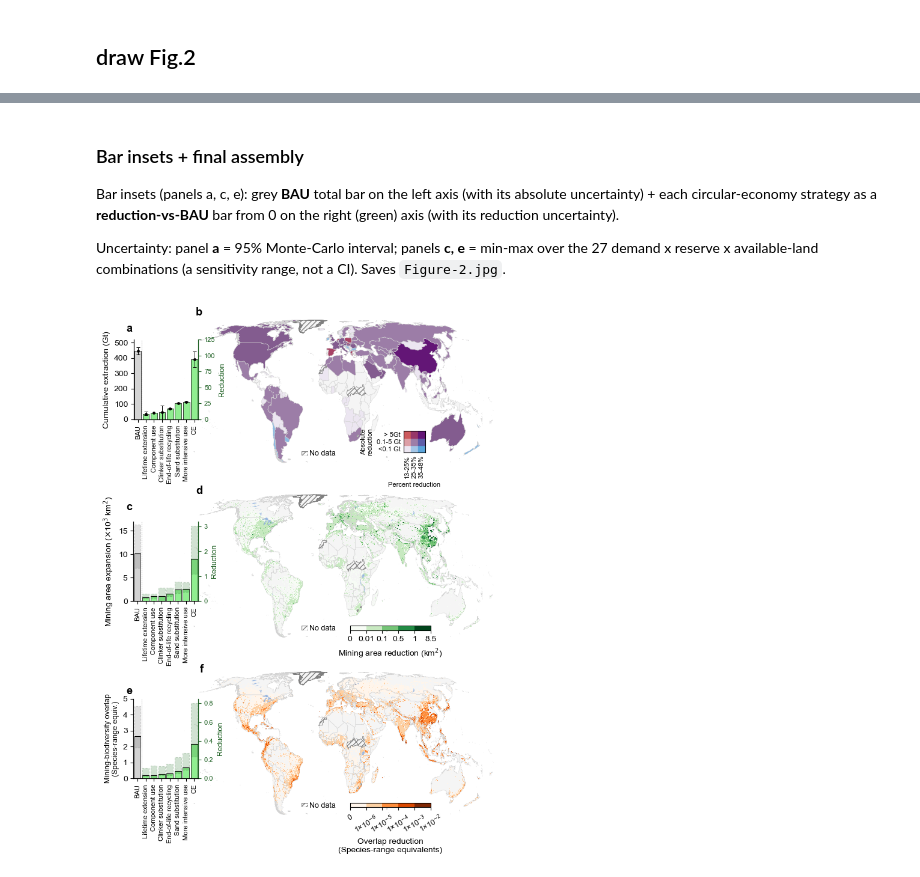
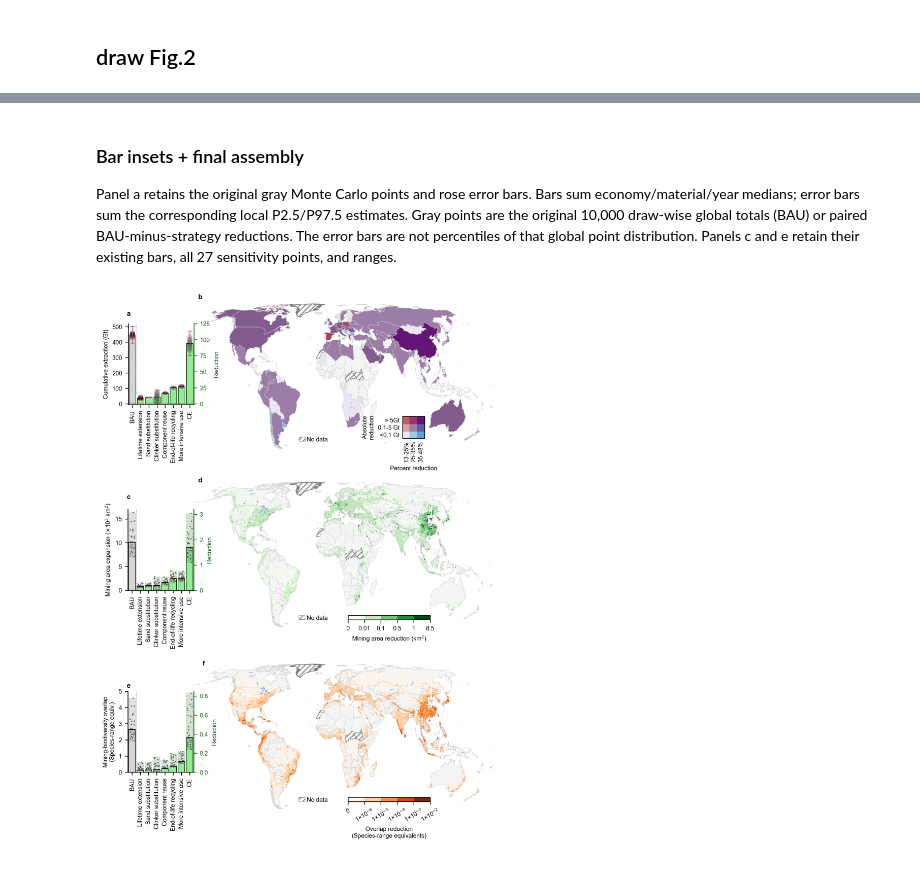
Before and after one commit to tongyuanwu/aggregate-mining-biodiversity, a Jupyter notebook: 9-draw-figures/Fig-2.ipynb, the cells around one changed output, grey strips where cells are left out. Saved outputs shown, nothing was run; the diff lists cells and outputs as text; code cells hidden in the pictures.

```diff
--- a/9-draw-figures/Fig-2.ipynb
+++ b/9-draw-figures/Fig-2.ipynb
@@ -330,7 +410,8 @@ custom_cmap4 = LinearSegmentedColormap.from_list('custom_cmap4', colorlist_4)
 custom_cmap5 = LinearSegmentedColormap.from_list('custom_cmap5', colorlist_5)
 # %%
 def draw_the_patch(axx, n, colorlist):
-    cax1 = axx.inset_axes([0.7, 0.07, 0.10, 0.15])
+    # Keep the bivariate legend and its labels above all map layers.
+    cax1 = axx.inset_axes([0.7, 0.07, 0.10, 0.15], zorder=100)
     cax1.set_aspect('equal')
     num_grps = n
     cax1.set_xlim(0, num_grps)
@@ -375,6 +456,18 @@ def sci_fmt(x, pos):
     base, exp = s.split('e')
     return f"{base}×10$^{{{int(exp)}}}$"
 # %%
-# xtick_labels = ['Business-as-usual (BAU)', 'Lifetime extension', 'Component use', 'Clinker substitution', 'End-of-life recycling', 'Sand substitution', 'More intensive use', 'Circular economy (CE)']
-xtick_labels = ['BAU', 'Lifetime extension', 'Component use', 'Clinker substitution', 'End-of-life recycling', 'Sand substitution', 'More intensive use', 'CE']
+# Each panel sorts independently; bind labels to scenario IDs, not positions.
+scenario_labels = {
+    'BAU': 'BAU',
+    'MIU': 'More intensive use',
+    'LE': 'Lifetime extension',
+    'RE': 'Component reuse',
+    'RC': 'End-of-life recycling',
+    'SS': 'Sand substitution',
+    'CCR': 'Clinker substitution',
+    'CE': 'CE',
+}
+
+# Rose error bars show summed local percentile bounds in panel a.
+SUMMARY_COLOR = '#CC3377'
 # %% [markdown]
@@ -568,12 +664,12 @@ and clinker substitution by 1% (Figure 2e).
 # %% [markdown]
 ### Bar insets + final assembly
 
-Bar insets (panels a, c, e): grey **BAU** total bar on the left axis (with its absolute
-uncertainty) + each circular-economy strategy as a **reduction-vs-BAU** bar from 0 on the
-right (green) axis (with its reduction uncertainty).
-
-Uncertainty: panel **a** = 95% Monte-Carlo interval; panels **c, e** = min-max over the 27
-demand x reserve x available-land combinations (a sensitivity range, not a CI). Saves `Figure-2.jpg`.
+Panel a retains the original gray Monte Carlo points and rose error bars.
+Bars sum economy/material/year medians; error bars sum the corresponding
+local P2.5/P97.5 estimates. Gray points are the original 10,000 draw-wise
+global totals (BAU) or paired BAU-minus-strategy reductions. The error bars
+are not percentiles of that global point distribution. Panels c and e
+retain their existing bars, all 27 sensitivity points, and ranges.
 # %%
 def draw_fig2_bar(df, axx, uncertainty='errorbar',
                        bar_face='lightgreen', bau_face='lightgrey',
@@ -651,13 +773,15 @@ world_map_eck4.plot(column='group_9', cmap=custom_cmap5, edgecolor='none', lw=0.
 draw_the_patch(ax1, 3, colorlist_5)
 
 ax1_1 = ax1.inset_axes([-0.12, 0.30, 0.20, 0.55])
-axR1 = draw_fig2_bar(extraction_reduction, ax1_1, uncertainty='errorbar')
-ax1_1.set_ylim(0, 520); ax1_1.set_yticks([0, 100, 200, 300, 400, 500])
+axR1 = draw_fig2_bar(extraction_reduction, ax1_1, uncertainty='errorbar',
+                      draws=extraction_plot_draws, error_color=SUMMARY_COLOR)
+# Retain the established axis limits for comparison with the previous export.
+ax1_1.set_ylim(-5.2, 520); ax1_1.set_yticks([0, 100, 200, 300, 400, 500])
 ax1_1.set_ylabel('Cumulative extraction (Gt)')
-axR1.set_ylim(0, 125); axR1.set_yticks([0, 25, 50, 75, 100, 125])
+ax1_1.axhline(0, color='0.55', lw=0.4, zorder=2)
+axR1.set_ylim(-1.25, 125); axR1.set_yticks([0, 25, 50, 75, 100, 125])
 axR1.set_ylabel('Reduction', color=RED_AX, fontsize=9)
 axR1.tick_params(axis='y', colors=RED_AX, labelsize=8); axR1.spines['right'].set_color(RED_AX)
-ax1_1.set_xticklabels(xtick_labels, fontsize=8, rotation=90)
 
 # ---- panel c/d : BAU total (left) + mining-area reductions from 0 (right) ----
 ax2 = plt.subplot(3, 1, 2, projection=ccrs.EckertIV())
@@ -674,49 +798,55 @@ cbar2_1.formatter = formatter
 cbar2_1.update_ticks()
 
 ax2_1 = ax2.inset_axes([-0.12, 0.25, 0.20, 0.55])
-axR2 = draw_fig2_bar(mining_area_reduction / 1e3, ax2_1, uncertainty='band')
+axR2 = draw_fig2_bar(mining_area_reduction / 1e3, ax2_1, uncertainty='band',
+                      draws=mining_area_plot_draws / 1e3, point_size=3, point_alpha=0.75,
+                      point_edgecolor='white', point_linewidth=0.2, error_color='k', point_zorder=12)
 ax2_1.set_ylim(0, 17); ax2_1.set_yticks([0, 5, 10, 15])
 ax2_1.set_ylabel('Mining area expansion ($\\times$10$^{3}$ km$^{2}$)')
 axR2.set_ylim(0, 3.2); axR2.set_yticks([0, 1, 2, 3])
 axR2.set_ylabel('Reduction', color=RED_AX, fontsize=9)
 axR2.tick_params(axis='y', colors=RED_AX, labelsize=8); axR2.spines['right'].set_color(RED_AX)
-ax2_1.set_xticklabels(xtick_labels, fontsize=8, rotation=90)
 
 # ---- panel e/f : BAU total (left) + overlap reductions from 0 (right) ----
 ax3 = plt.subplot(3, 1, 3, projection=ccrs.EckertIV())
 ax3.add_feature(cf.LAKES, zorder=20)
 draw_the_background(ax3)
 norm_ASR_50km = BoundaryNorm([0, 1e-6, 1e-5, 1e-4, 1e-3, 1e-2], 256)
 im3 = ax3.imshow(np.where(overlap_reduction_CE_50km, overlap_reduction_CE_50km, np.nan), cmap='Oranges', interpolation='nearest', norm=norm_ASR_50km, origin='upper', extent=display_extent_50km, zorder=5, alpha=1.0)
 
 cax3_1 = ax3.inset_axes([0.55, 0.05, 0.25, 0.03])
 cbar3_1 = fig.colorbar(im3, cax=cax3_1, orientation='horizontal', label='Overlap reduction\n(Species-range equivalents)')
 cbar3_1.ax.xaxis.set_major_formatter(FuncFormatter(sci_fmt))
 for label in cbar3_1.ax.get_xticklabels():
     label.set_rotation(30)
     label.set_fontsize(9)
 
 ax3_1 = ax3.inset_axes([-0.12, 0.25, 0.20, 0.55])
-axR3 = draw_fig2_bar(mining_biodiversity_overlap_reduction, ax3_1, uncertainty='band')
+axR3 = draw_fig2_bar(mining_biodiversity_overlap_reduction, ax3_1, uncertainty='band',
+                      draws=mining_biodiversity_plot_draws, point_size=3, point_alpha=0.75,
+                      point_edgecolor='white', point_linewidth=0.2, error_color='k', point_zorder=12)
 ax3_1.set_ylim(0, 5); ax3_1.set_yticks([0, 1, 2, 3, 4, 5])
 ax3_1.set_ylabel('Mining-biodiversity overlap\n(Species-range equiv.)', fontsize=9)
 axR3.set_ylim(0, 0.85); axR3.set_yticks([0, 0.2, 0.4, 0.6, 0.8])
 axR3.set_ylabel('Reduction', color=RED_AX, fontsize=9)
 axR3.tick_params(axis='y', colors=RED_AX, labelsize=8); axR3.spines['right'].set_color(RED_AX)
-ax3_1.set_xticklabels(xtick_labels, fontsize=8, rotation=90)
 
 font_size = 13
 fig.text(0.085, 0.97, 'a', fontdict={'size': font_size, 'weight': 'semibold'})
 fig.text(0.25, 1.00, 'b', fontdict={'size': font_size, 'weight': 'semibold'})
 fig.text(0.085, 0.64, 'c', fontdict={'size': font_size, 'weight': 'semibold'})
 fig.text(0.25, 0.67, 'd', fontdict={'size': font_size, 'weight': 'semibold'})
 fig.text(0.085, 0.30, 'e', fontdict={'size': font_size, 'weight': 'semibold'})
 fig.text(0.26, 0.34, 'f', fontdict={'size': font_size, 'weight': 'semibold'})
 
-plt.show()
-fig.savefig(FIGURES / 'Figure-2.jpg', dpi=600, bbox_inches='tight')
+# Final PDF width is at most 180 mm; standard text is 5-7 pt at final size.
+# Keep text editable by embedding TrueType fonts (no Type 3 glyphs).
+from final_figure_export import export_final_figure
+export_report = export_final_figure(fig, FIGURES / 'Figure-2')
+if plt.get_backend().lower() != 'agg':
+    plt.show()
 # %% [output]
-[figure, old version]
+[figure, new version]
 # %%
 fig = plt.figure(figsize=(8, 3), constrained_layout=True)
 plt.rcParams['font.family'] = 'Arial'
```
Also changed, not shown: parts of 16 cells of this notebook, 25 other files.
